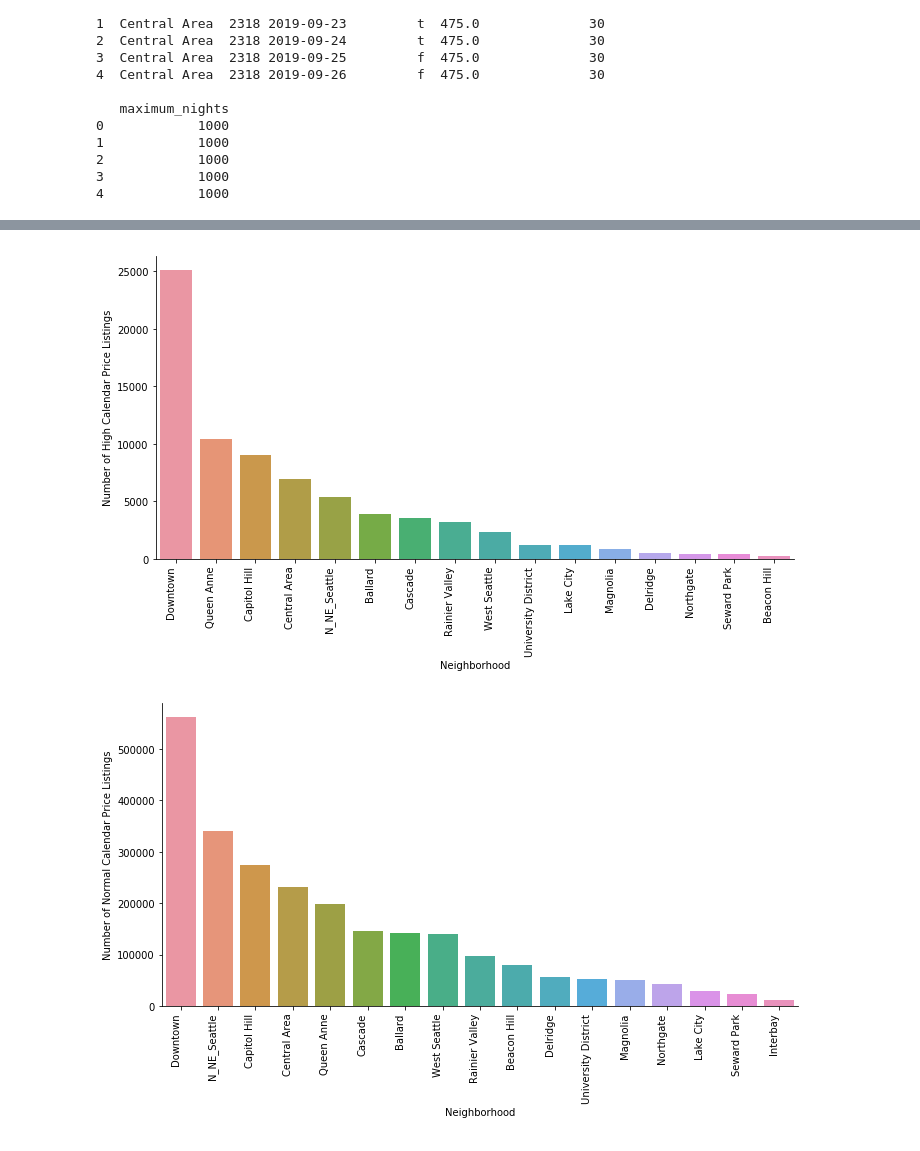
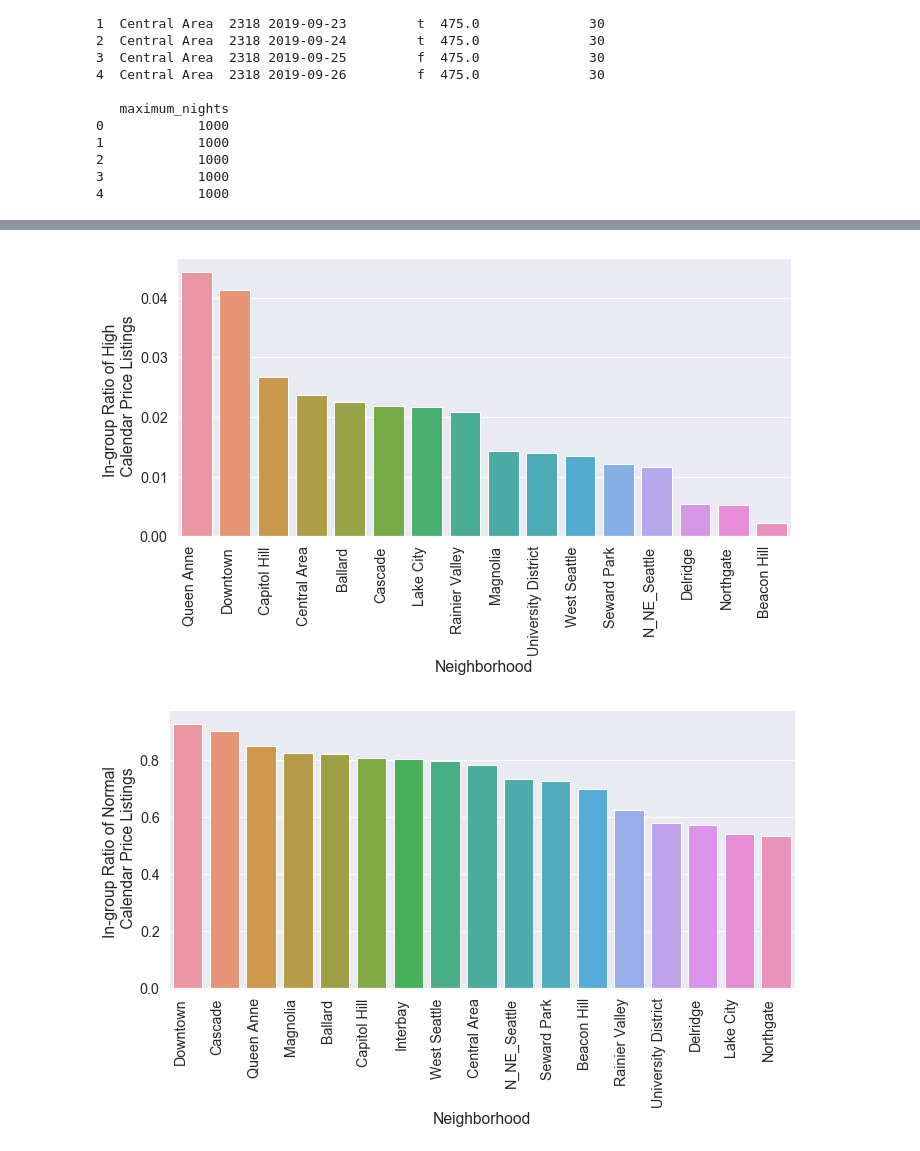
Before and after one commit to jfude/DSND-DataScienceBlog, a Jupyter notebook: Q1_Where_When.ipynb, the cells around one changed output, grey strips where cells are left out. Saved outputs shown, nothing was run; the diff lists cells and outputs as text; code cells hidden in the pictures.

```diff
--- a/Q1_Where_When.ipynb
+++ b/Q1_Where_When.ipynb
@@ -137,9 +169,21 @@ Name: price, dtype: float64
 # %%
+##### Get total for each Neighborhood
+nbhd_tot_df = data_df.groupby('Neighborhood').agg(np.size).reset_index().sort_values('id',ascending = False)
+nbhd_tot_df.rename(columns={'id': 'size'},inplace = True)
+nbhd_tot_df['inv_size'] = 1.0 / nbhd_tot_df['size']
+nbhd_tot_df = nbhd_tot_df[['Neighborhood','size','inv_size']]
+
+##### Merge back to get ratios
+data_df = pd.merge(nbhd_tot_df,data_df,  on='Neighborhood', how='inner')
+
+#print(nbhd_tot_df.head())
+#print(data_df.head())
 ##### We define four categories for prices (per night)
 ## low:            price < $75
 ## norm:  $75  <=  price < $500
 ## high:  $500 <=  price < $1200
 ## exhih: $1200<=  price
+#####
 
 data_low_df    = data_df[data_df.price  < 75.00].copy()
 data_norm_df   = data_df[(data_df.price < 500.0)  & (data_df.price >= 75.00)].copy()
@@ -151,4 +195,6 @@ data_low_df['price'].to_frame().hist(bins=100)
 data_norm_df['price'].to_frame().hist(bins=100)
 data_high_df['price'].to_frame().hist(bins=100)
 data_exhigh_df['price'].to_frame().hist(bins=100)
+
+print(nbhd_tot_df)
 # %% [output]
@@ -162,25 +224,32 @@ array([[<matplotlib.axes._subplots.AxesSubplot object at 0x...>]],
 ##### Barplot of count for Neighborhoods in each category
 
 ## Should Bring along the lat and long here
-def price_barplot(df_in,lbl):
+def price_barplot(df_in,lbl,s = "raw"):
 
+    sns.set(font_scale=1.3)
     df = df_in.copy()
-    df = df.groupby('Neighborhood').agg(np.size).reset_index().sort_values('id',ascending = False)
-    ax = sns.catplot(x = 'Neighborhood', y = 'id', kind = 'bar', data = df, height = 5,aspect = 2)
+    if(s == 'raw'):
+        df = df.groupby('Neighborhood').agg(np.size).reset_index().sort_values('id',ascending = False)
+        ax = sns.catplot(x = 'Neighborhood', y = 'id', kind = 'bar', data = df, height = 5,aspect = 2)
+    else:
+        df = df.groupby('Neighborhood')['inv_size'].agg(np.sum).to_frame().reset_index().sort_values('inv_size',ascending = False)
+        ax = sns.catplot(x = 'Neighborhood', y = 'inv_size', kind = 'bar', data = df, height = 5,aspect = 2)
     ax.set_xticklabels(ax.ax.get_xticklabels(), rotation=90, ha="right")
     ax.set_ylabels(lbl)
     return
 
-price_barplot(data_exhigh_df, "Number of Extremely High Calendar Price Listings")
-price_barplot(data_high_df,   "Number of High Calendar Price Listings")
-price_barplot(data_norm_df,   "Number of Normal Calendar Price Listings")
-price_barplot(data_low_df,    "Number of Low Price Calendar Listings")
 
+### Raw totals in each neighborhood
+#price_barplot(data_exhigh_df,  "Number of Extremely High Calendar Price Listings", "raw")
+#price_barplot(data_high_df,    "Number of High Calendar Price Listings", "raw")
+#price_barplot(data_norm_df,    "Number of Normal Calendar Price Listings", "raw")
+#price_barplot(data_low_df,     "Number of Low Price Calendar Listings", "raw")
 
-### Not just number but total
-###
-### Need a lat/long plot (Leaflet) here where points are colored according to price
-### Cannot predict high priced properties based on regression, would be interesting to
-### if there is some feature that indicates really high price, pehaps using lat/lon
-### the very highest priced properties have water view
+### In group ratio for each neighborhood
+### The ratio of number of listings in a neighborhood in price range to all listings in that
+### neighborhood
+price_barplot(data_exhigh_df,  "In-group Ratio of Extremely High \n Calendar Price Listings", "ratio")
+price_barplot(data_high_df,    "In-group Ratio of High \n Calendar Price Listings", "ratio")
+price_barplot(data_norm_df,    "In-group Ratio of Normal \n Calendar Price Listings", "ratio")
+price_barplot(data_low_df,     "In-group Ratio of Low \n Calendar Price Listings", "ratio")
 # %% [output]
@@ -188,2 +257,2 @@ price_barplot(data_low_df,    "Number of Low Price Calendar Listings")
-[figure, old version]
+[figure, new version]
-[figure, old version]
+[figure, new version]
```
Also changed, not shown: parts of 11 cells of this notebook, 1 other file.
